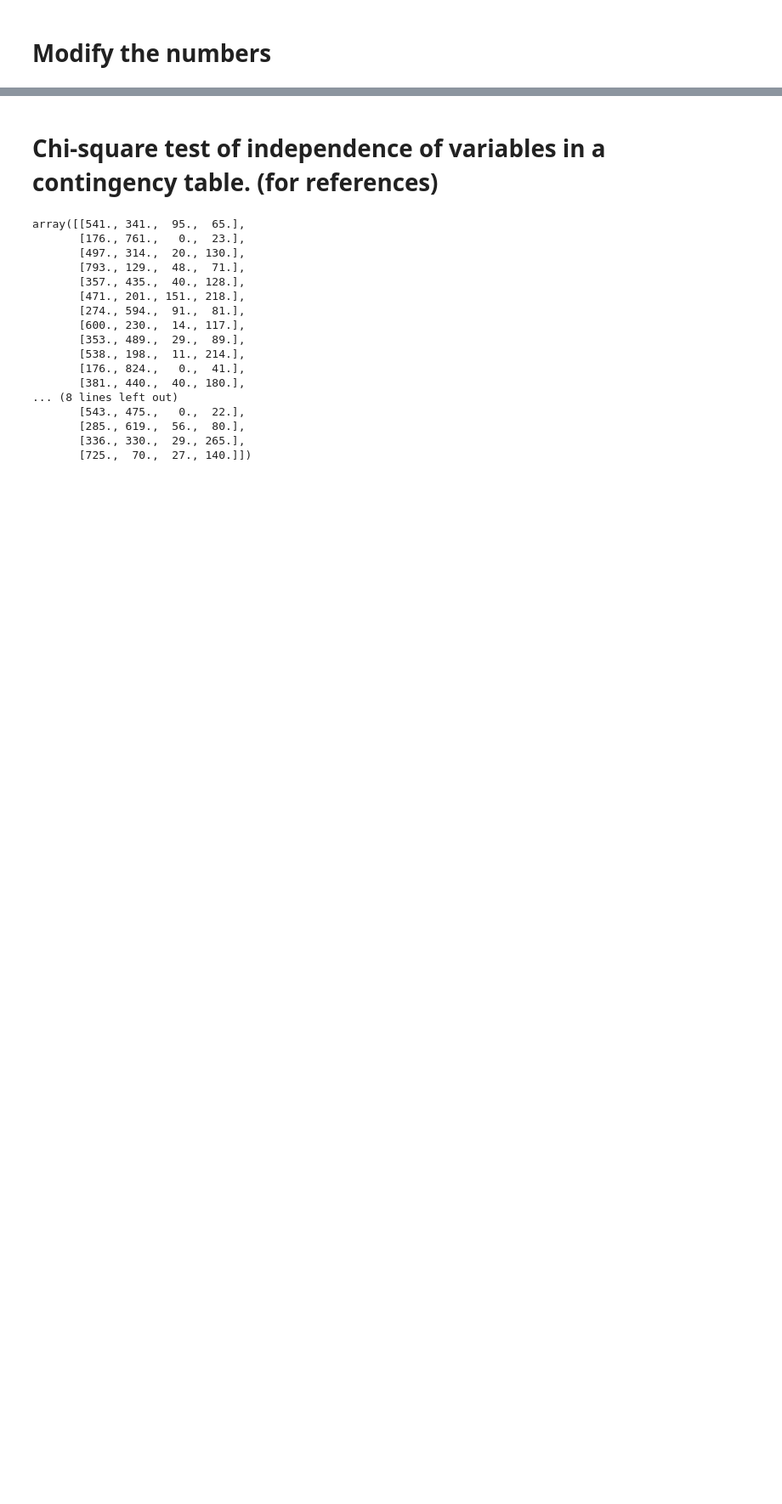
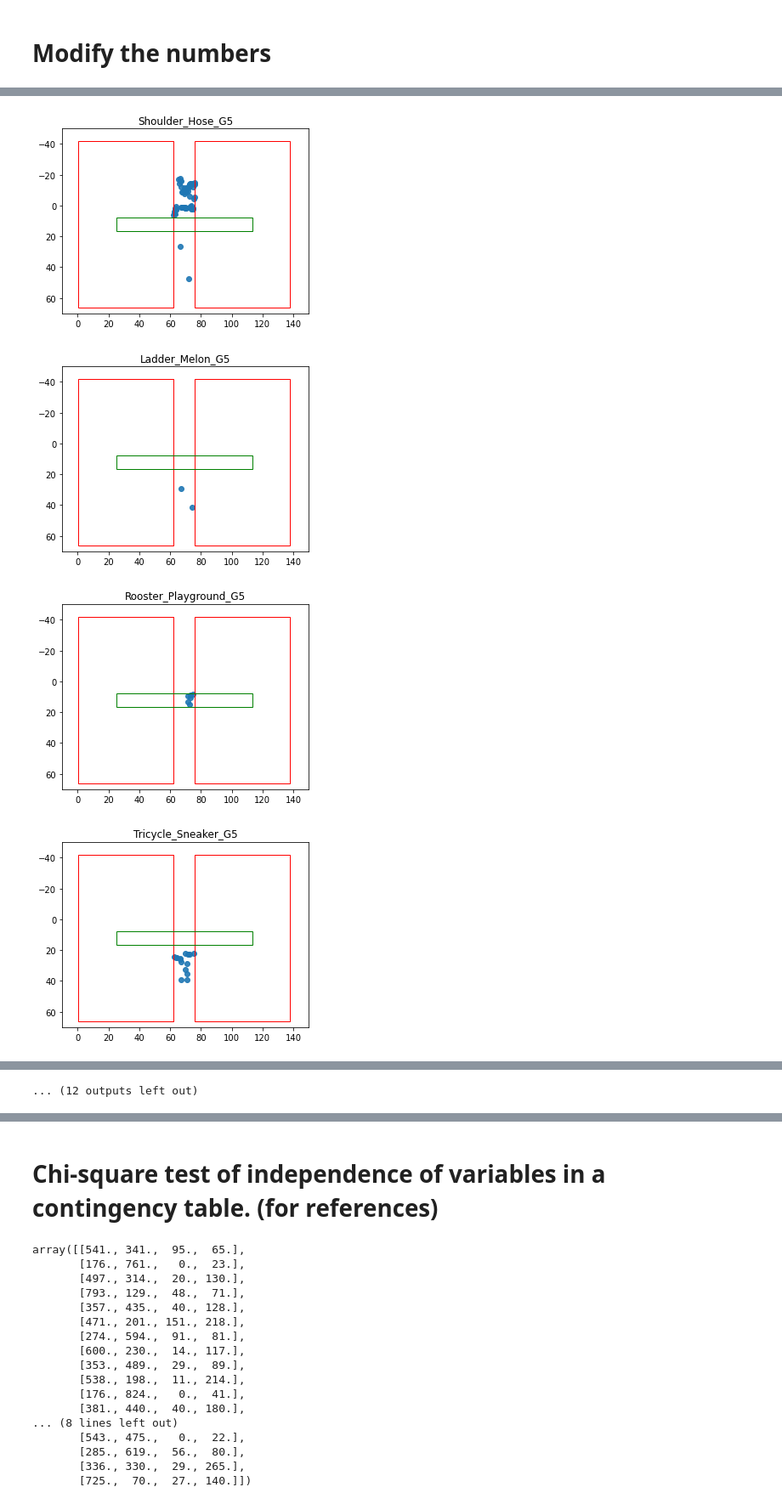
Before and after one commit to tianchu-shu/NWMSS, a Jupyter notebook: gaze.ipynb, the cells around one changed output, grey strips where cells are left out. Shown at 85% size. Cells and saved outputs as stored; diff of their text form; code cells hidden in the pictures; blank space fills up the shorter version.

```diff
--- a/gaze.ipynb
+++ b/gaze.ipynb
@@ -482 +498,12 @@ for i in range(24):
 ... (12 outputs left out)
+# %%
+#45
+mni =df[(df['NewLocation'] == 'away') & (df['NewOnScreen']=='true')]
+for i in range(24):
+    sub =mni[mni['item']== i]
+    plot_dots(sub, items[i], ss, nss45)
+# %% [output]
+[figure, added]
+[figure, added]
+[figure, added]
+[figure, added]
@@ -482,0 +518 @@ for i in range(24):
+... (12 outputs left out)
```
Also changed, not shown: parts of 27 cells of this notebook.
